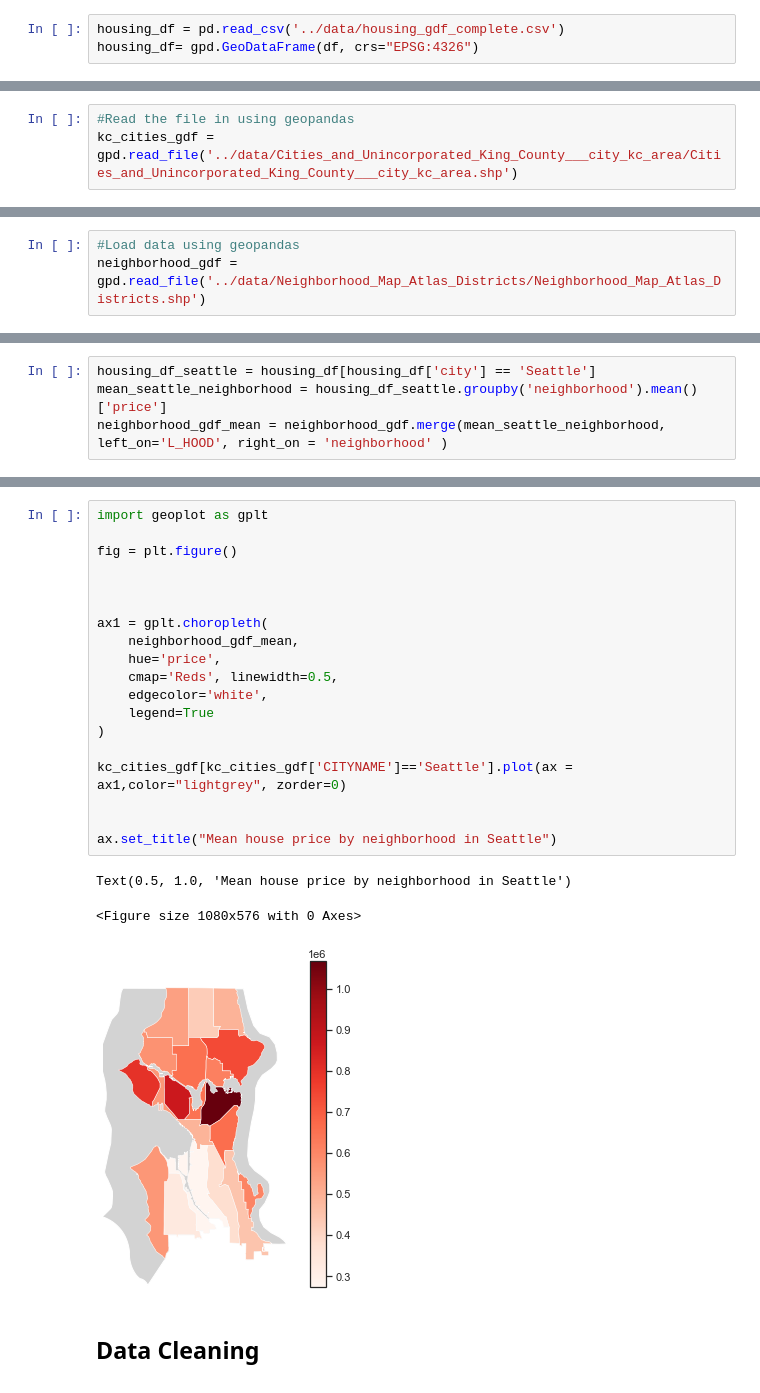
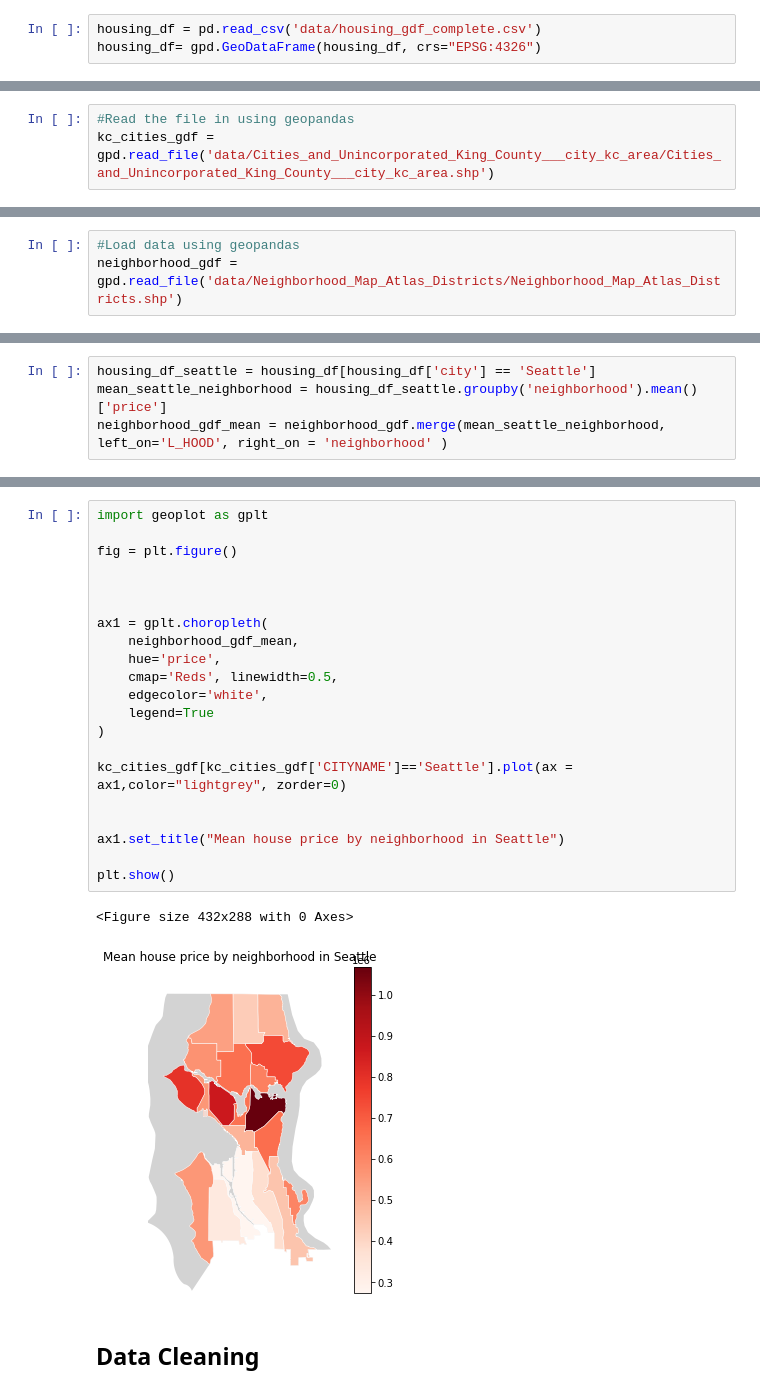
Before and after one commit to hanis-z/King-County-Millenial-homeowner-program, a Jupyter notebook: King_County_Affordable_housing.ipynb, the cells around one changed output, grey strips where cells are left out. Drawn from its saved outputs; the diff is of its cells as text.

```diff
--- a/King_County_Affordable_housing.ipynb
+++ b/King_County_Affordable_housing.ipynb
@@ -69,5 +92,5 @@ from sklearn.preprocessing import PolynomialFeatures
 # %% [markdown]
 ### Load King County Housing data
 # %%
-housing_df = pd.read_csv('../data/housing_gdf_complete.csv')
-housing_df= gpd.GeoDataFrame(df, crs="EPSG:4326")
+housing_df = pd.read_csv('data/housing_gdf_complete.csv')
+housing_df= gpd.GeoDataFrame(housing_df, crs="EPSG:4326")
@@ -107,7 +128,7 @@ housing_df['dist_seattle'] = housing_df['dist_seattle']/1000
 ### Load shapefile data for cities in King county
 # %%
 #Read the file in using geopandas
-kc_cities_gdf = gpd.read_file('../data/Cities_and_Unincorporated_King_County___city_kc_area/Cities_and_Unincorporated_King_County___city_kc_area.shp')
+kc_cities_gdf = gpd.read_file('data/Cities_and_Unincorporated_King_County___city_kc_area/Cities_and_Unincorporated_King_County___city_kc_area.shp')
 # %%
 kc_cities_gdf.info()
 # %% [output]
@@ -195,7 +216,7 @@ So let's find the neighborhood the properties are in for the properties in Seatt
 #### Load Seattle Neighborhood data
 # %%
 #Load data using geopandas
-neighborhood_gdf = gpd.read_file('../data/Neighborhood_Map_Atlas_Districts/Neighborhood_Map_Atlas_Districts.shp')
+neighborhood_gdf = gpd.read_file('data/Neighborhood_Map_Atlas_Districts/Neighborhood_Map_Atlas_Districts.shp')
 # %%
 #Sniff test
 neighborhood_gdf.head()
@@ -261,25 +294,26 @@ neighborhood_gdf_mean = neighborhood_gdf.merge(mean_seattle_neighborhood, left_o
 # %%
 import geoplot as gplt
 
 fig = plt.figure()
 
 
 
 ax1 = gplt.choropleth(
     neighborhood_gdf_mean,
     hue='price',
     cmap='Reds', linewidth=0.5,
     edgecolor='white',
     legend=True
 )
 
 kc_cities_gdf[kc_cities_gdf['CITYNAME']=='Seattle'].plot(ax = ax1,color="lightgrey", zorder=0)
 
 
-ax.set_title("Mean house price by neighborhood in Seattle")
+ax1.set_title("Mean house price by neighborhood in Seattle")
+
+plt.show()
 # %% [output]
-Text(0.5, 1.0, 'Mean house price by neighborhood in Seattle')
+<Figure size 432x288 with 0 Axes>
-<Figure size 1080x576 with 0 Axes>
-[figure, old version]
+[figure, new version]
 # %% [markdown]
 ## Data Cleaning
```
Also changed, not shown: parts of 57 cells of this notebook.
